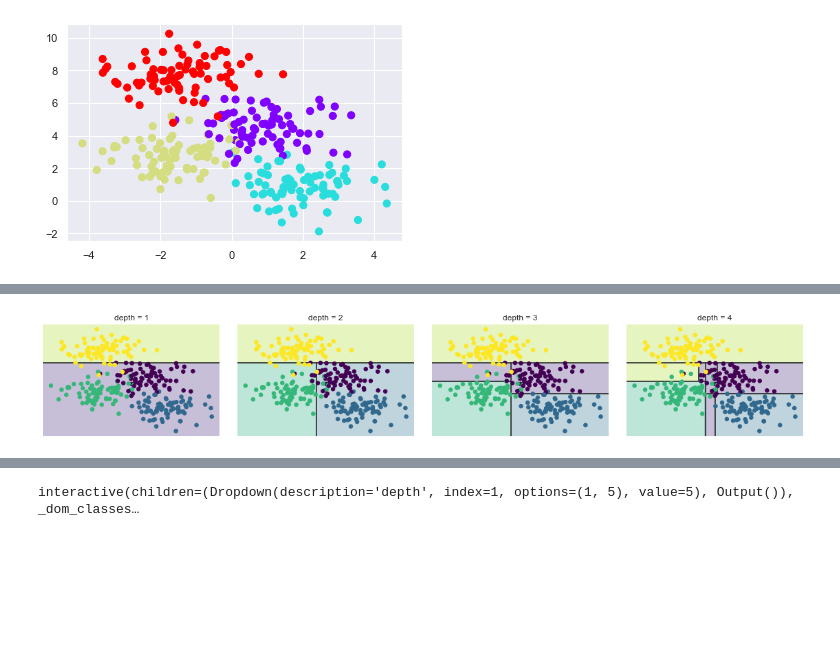
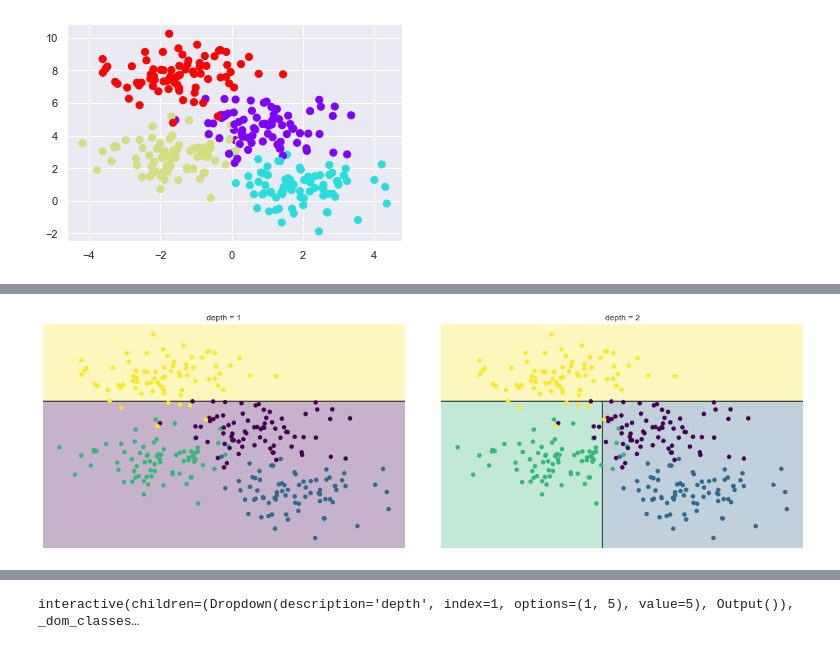
Before and after one commit to miwamasa/DataScience2022, a Jupyter notebook: notebooks/lecture8_classification.ipynb, the cells around one changed output, grey strips where cells are left out. Cells and saved outputs as stored; diff of their text form; code cells hidden in the pictures; blank space fills up the shorter version.

```diff
--- a/notebooks/lecture8_classification.ipynb
+++ b/notebooks/lecture8_classification.ipynb
@@ -213,18 +213,18 @@ visualize_classifier(DecisionTreeClassifier(max_depth=8), X, y)
 # %%
 from helpers_05_08 import visualize_tree
 from sklearn.tree import DecisionTreeClassifier
 from sklearn.datasets import make_blobs
 
 
-fig, ax = plt.subplots(1, 4, figsize=(16, 3))
+fig, ax = plt.subplots(1, 2, figsize=(16, 6))
 fig.subplots_adjust(left=0.02, right=0.98, wspace=0.1)
 
 X, y = make_blobs(n_samples=300, centers=4,
                   random_state=0, cluster_std=1.0)
 
-for axi, depth in zip(ax, range(1, 5)):
+for axi, depth in zip(ax, range(1, 3)):
     model = DecisionTreeClassifier(max_depth=depth)
     visualize_tree(model, X, y, ax=axi)
     axi.set_title('depth = {0}'.format(depth))
 # %% [output]
-[figure, old version]
+[figure, new version]
```
Also changed, not shown: parts of 4 cells of this notebook, 2 other files.
